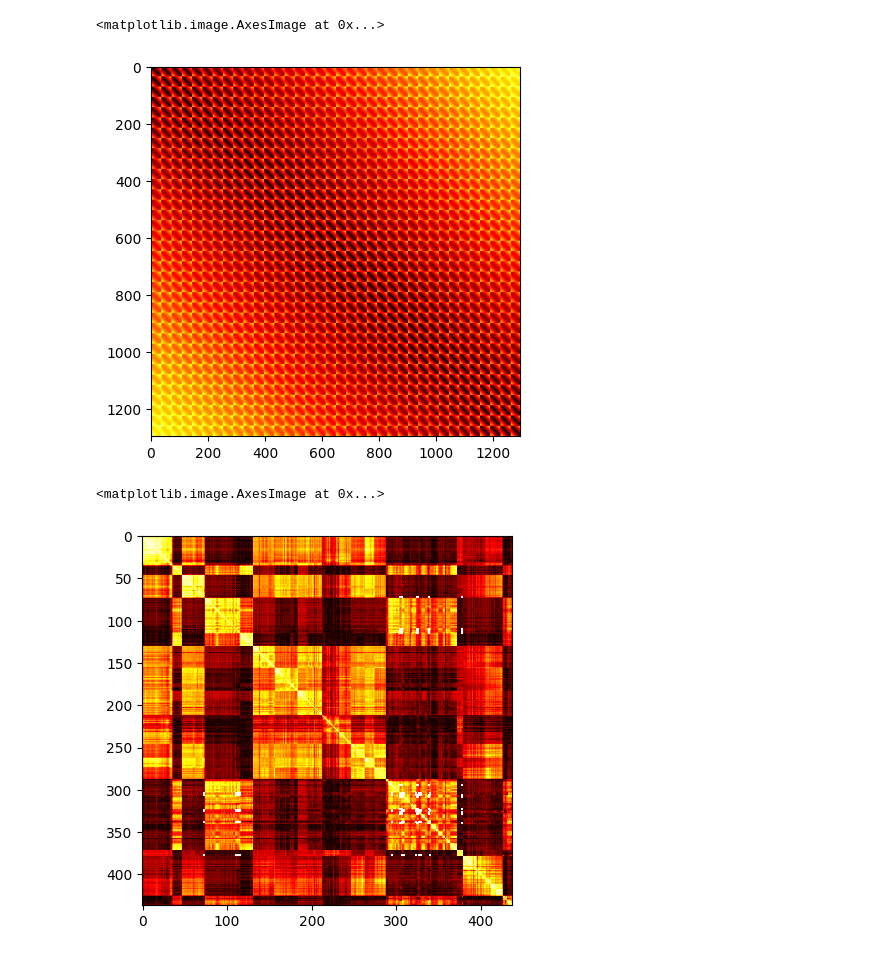
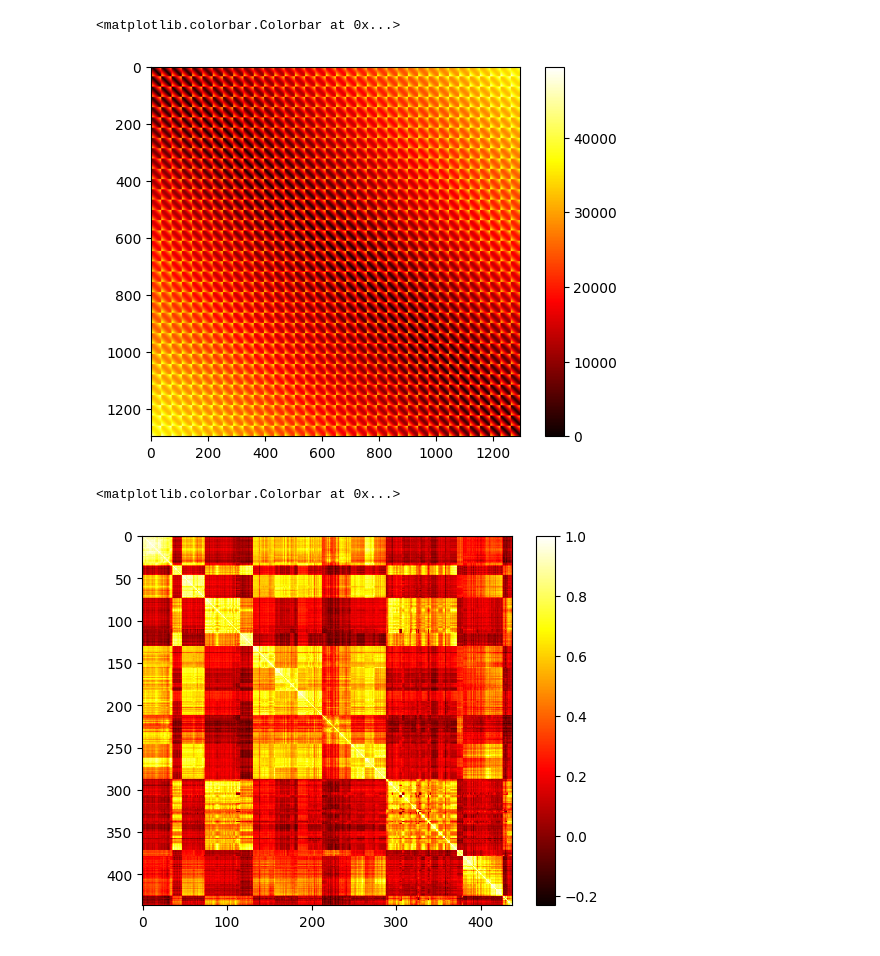
Before and after one commit to KEHUIYAO/thesis, a Jupyter notebook: spatiotemporal_imputation/correlation.ipynb, the cells around one changed output. Saved outputs shown, nothing was run; the diff lists cells and outputs as text; code cells hidden in the pictures.

```diff
--- a/spatiotemporal_imputation/correlation.ipynb
+++ b/spatiotemporal_imputation/correlation.ipynb
@@ -57,10 +58,11 @@ plt.imshow(correlation_matrix, cmap='hot')
 # %%
 # heat map for dist
 dist = squareform(pdist(space_coords))
 plt.imshow(dist, cmap='hot')
+plt.colorbar()
 # %% [output]
-<matplotlib.image.AxesImage at 0x...>
+<matplotlib.colorbar.Colorbar at 0x...>
-[figure, old version]
+[figure, new version]
 # %%
 # example 2
 from data import AQ
@@ -74,10 +75,13 @@ spatial_coords = data.space_coords
 correlation_matrix = pairwise_correlation(y, mask)
 # %%
 # heat map for correlation
-plt.imshow(np.abs(correlation_matrix), cmap='hot')
+plt.imshow(correlation_matrix, cmap='hot')
+
+# add colorbar
+plt.colorbar()
 # %% [output]
-<matplotlib.image.AxesImage at 0x...>
+<matplotlib.colorbar.Colorbar at 0x...>
-[figure, old version]
+[figure, new version]
 # %%
 # heat map for dist
 dist = squareform(pdist(space_coords))
```
Also changed, not shown: parts of 10 cells of this notebook, 13 other files.
